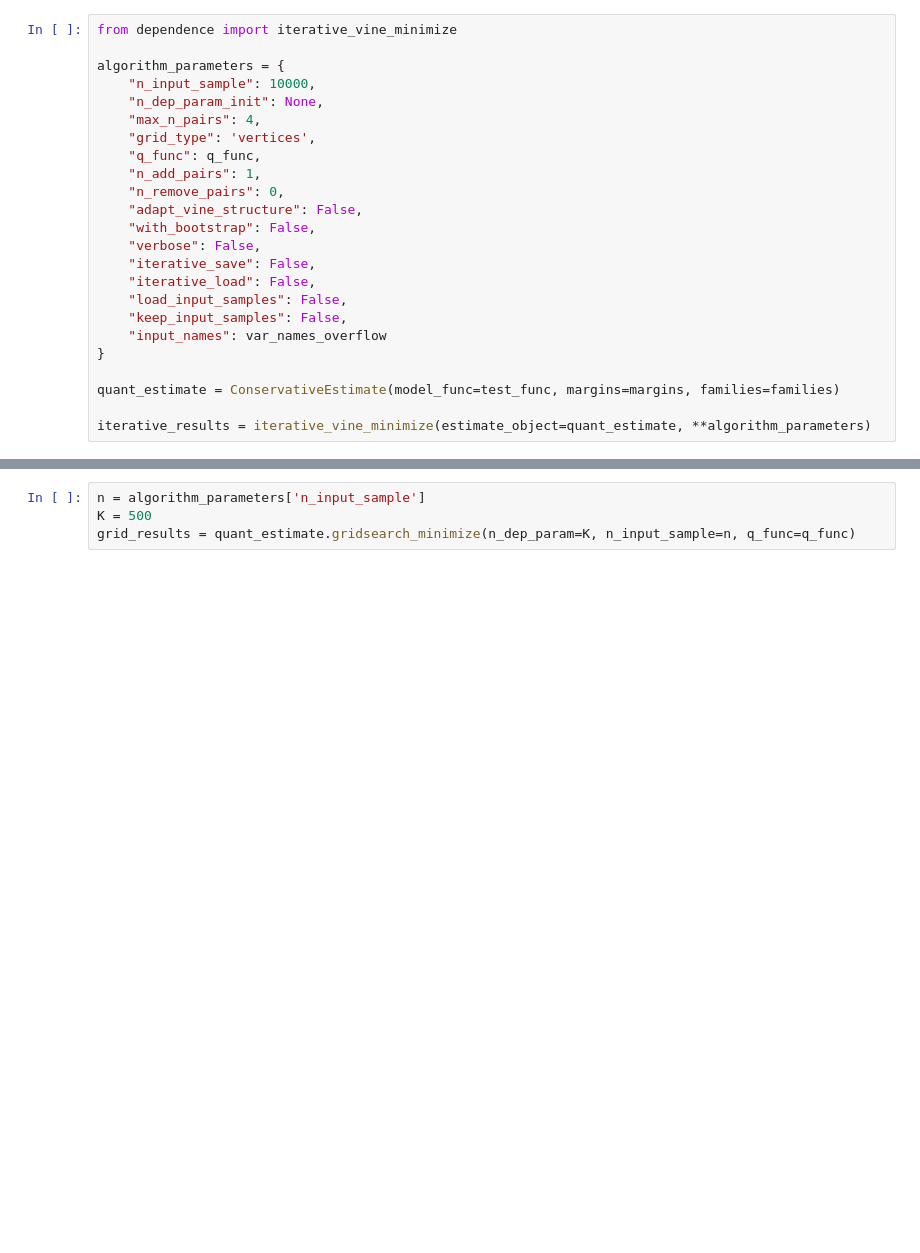
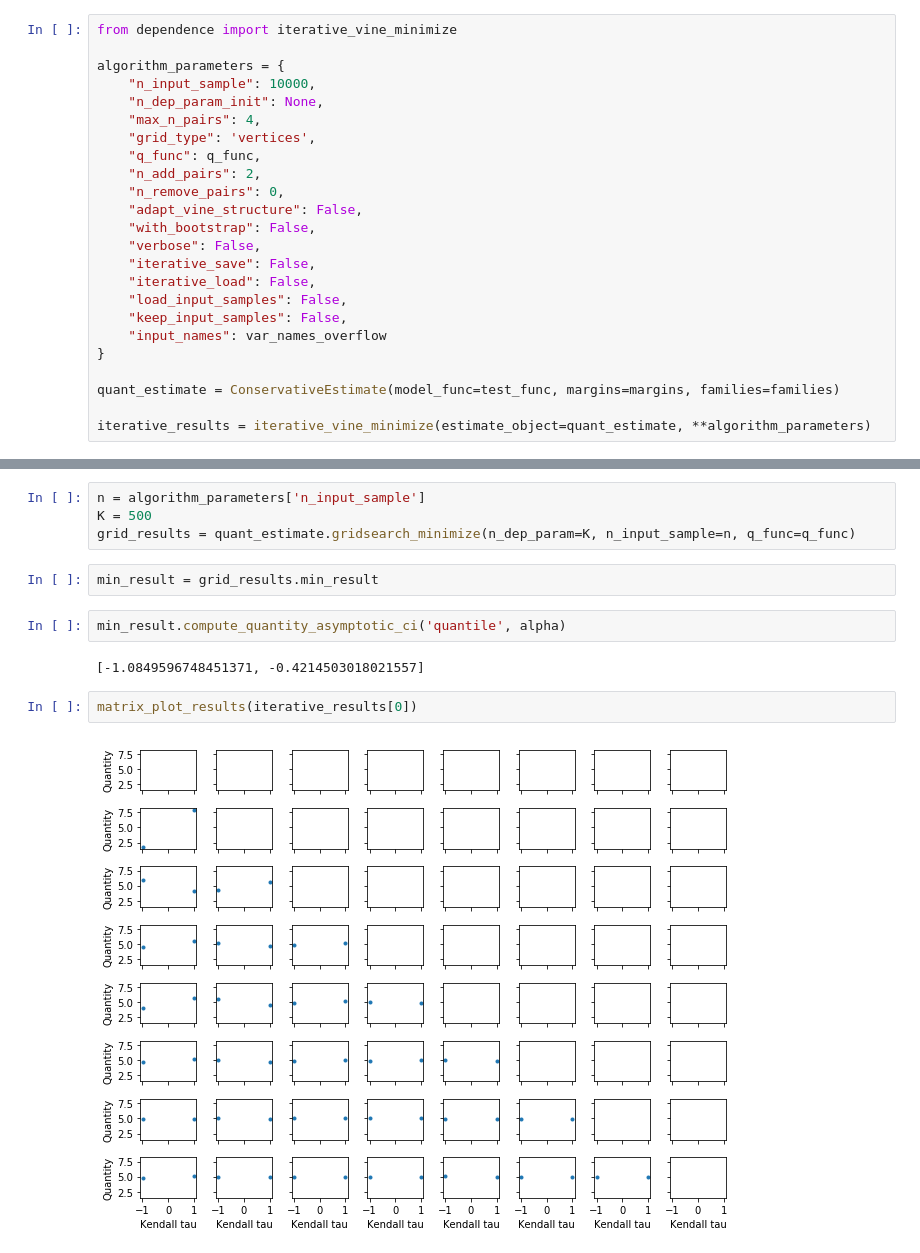
Before and after one commit to NazBen/dep-impact, a Jupyter notebook: examples/iterative-vine-construction.ipynb, the cells around one changed output, grey strips where cells are left out. Drawn from its saved outputs; the diff is of its cells as text; blank space fills up the shorter version.

```diff
--- a/examples/iterative-vine-construction.ipynb
+++ b/examples/iterative-vine-construction.ipynb
@@ -95,7 +95,7 @@ algorithm_parameters = {
     "max_n_pairs": 4,
     "grid_type": 'vertices',
     "q_func": q_func,
-    "n_add_pairs": 1,
+    "n_add_pairs": 2,
     "n_remove_pairs": 0,
     "adapt_vine_structure": False,
     "with_bootstrap": False,
@@ -124,3 +127,13 @@ plot_iterative_results(iterative_results, indep_result=indep_result, q_func=q_fu
 n = algorithm_parameters['n_input_sample']
 K = 500
 grid_results = quant_estimate.gridsearch_minimize(n_dep_param=K, n_input_sample=n, q_func=q_func)
+# %%
+min_result = grid_results.min_result
+# %%
+min_result.compute_quantity_asymptotic_ci('quantile', alpha)
+# %% [output]
+[-1.0849596748451371, -0.4214503018021557]
+# %%
+matrix_plot_results(iterative_results[0])
+# %% [output]
+[figure, added]
```
Also changed, not shown: parts of 2 cells of this notebook, 1 other file.
